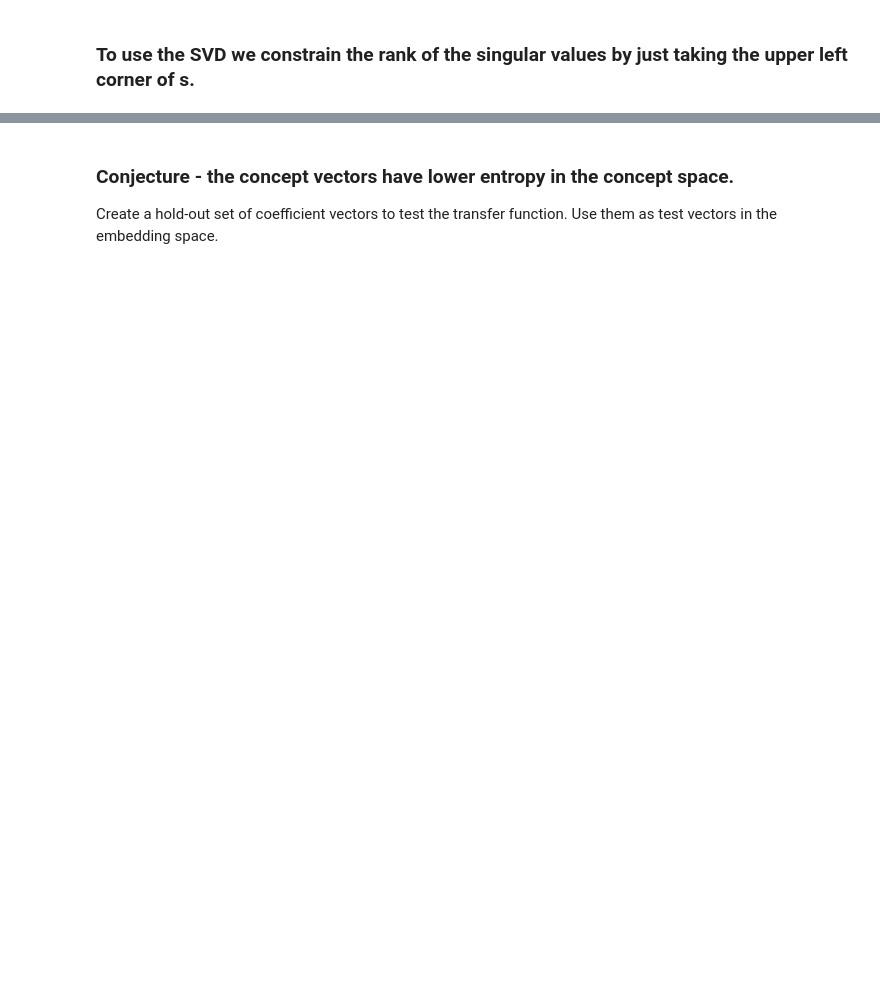
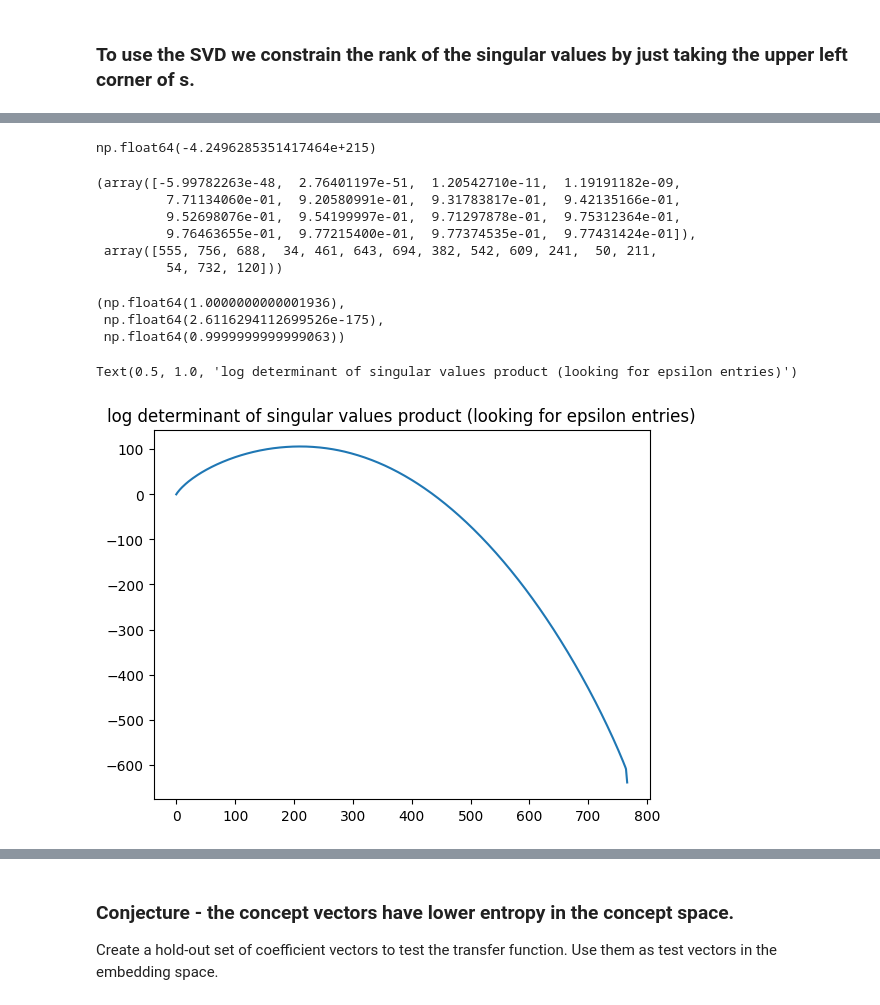
Before and after one commit to rmhorton/PMC_classifiers, a Jupyter notebook: svd/transform_matrix.ipynb, the cells around one changed output, grey strips where cells are left out. Saved outputs shown, nothing was run; the diff lists cells and outputs as text; code cells hidden in the pictures; blank space fills up the shorter version.

```diff
--- a/svd/transform_matrix.ipynb
+++ b/svd/transform_matrix.ipynb
@@ -126,0 +211,53 @@ plt.title('Transformed distances, Blue-full transform, Red-Low rank transform')
+# %%
+rank = 763
+x = vh.T[:rank, :rank] @ np.diag(1/s[:rank])
+la.det(x)
+# %% [output]
+np.float64(-4.2496285351417464e+215)
+# %%
+# Invert the transform and see if it recovers the original distance
+low_rank = 759
+
+# A better version.
+# TODO compare this to svd(... full_matrices=False)
+def forward_svd(u,s,vh, rank = low_rank):
+    u_shape = u.shape      # u and v are square
+    vh_shape = vh.shape
+    s_reconstruction = np.zeros(u_shape)
+    s_reconstruction[:low_rank, :low_rank] = np.diag(s[:low_rank])
+    sub_concept = u @ s_reconstruction
+    sub_concept_transform = sub_concept[:,:vh_shape[0]] @ vh
+    return sub_concept_transform
+
+def inverse_svd(u,s,v, rank = low_rank):
+    return v.T[:rank, :rank] @ np.diag(1/s[:rank])  @ (u.T[:rank,:])
+
+svd_inverse = inverse_svd(u,s,vh)
+svd_inverse.shape
+# Check the inverse
+# There are a couple zeros on the diagonal.
+# la.det(svd_inverse @ concept_transforms[:,:low_rank]) # , np.round(svd_inverse @ concept_transforms)
+# TODO - Check the inverse is the I matrix.
+np.sort(np.diagonal(svd_inverse @ concept_transforms[:,:low_rank]))[:16], np.argsort(np.diagonal(svd_inverse @ concept_transforms[:,:low_rank]))[:16]
+# %% [output]
+(array([-5.99782263e-48,  2.76401197e-51,  1.20542710e-11,  1.19191182e-09,
+         7.71134060e-01,  9.20580991e-01,  9.31783817e-01,  9.42135166e-01,
+         9.52698076e-01,  9.54199997e-01,  9.71297878e-01,  9.75312364e-01,
+         9.76463655e-01,  9.77215400e-01,  9.77374535e-01,  9.77431424e-01]),
+ array([555, 756, 688,  34, 461, 643, 694, 382, 542, 609, 241,  50, 211,
+         54, 732, 120]))
+# %%
+la.det(vh), la.det(np.diag(s[:768-80])), la.det(u)
+# %% [output]
+(np.float64(1.0000000000001936),
+ np.float64(2.6116294112699526e-175),
+ np.float64(0.9999999999999063))
+# %%
+s_determinant = np.zeros((len(s)-1))
+for k in range(len(s)-1):
+    s_determinant[k] = np.log(np.prod(s[:k]))
+plt.plot(s_determinant)
+plt.title('log determinant of singular values product (looking for epsilon entries)')
+# %% [output]
+Text(0.5, 1.0, 'log determinant of singular values product (looking for epsilon entries)')
+[figure, added]
```
Also changed, not shown: parts of 24 cells of this notebook, 3 other files.
